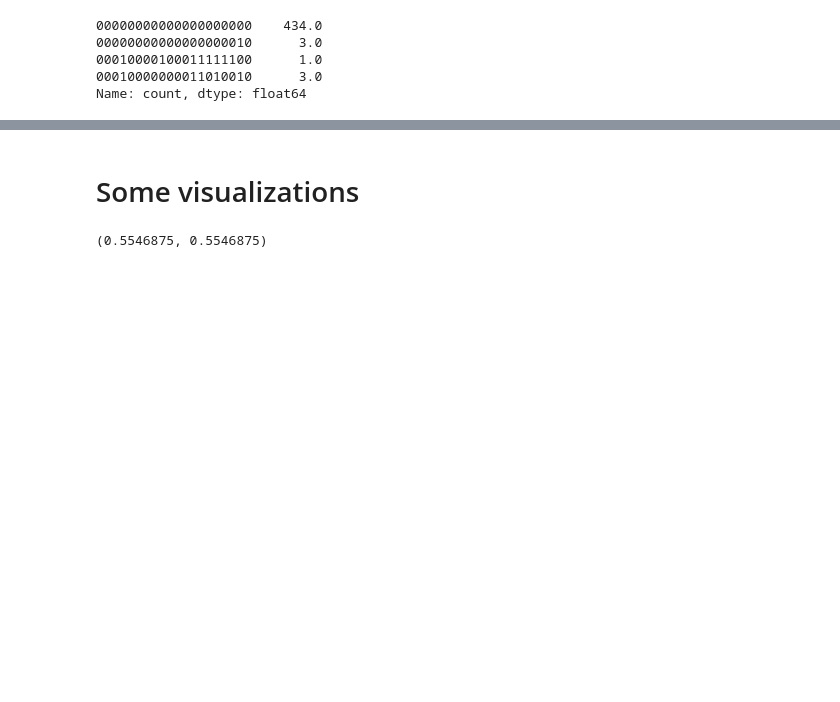
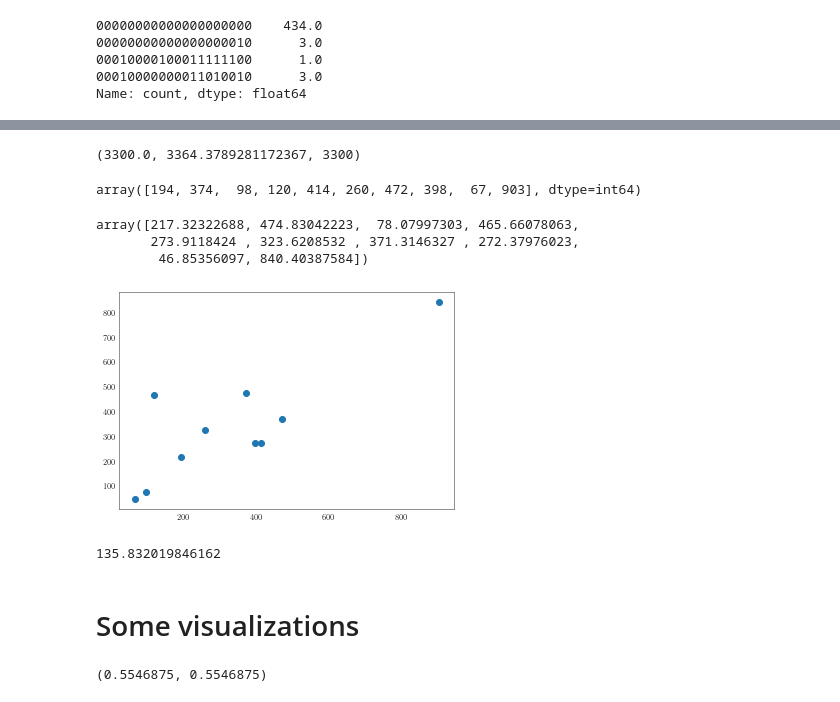
Before and after one commit to agomezlievano/HopkinsKing2010, a Jupyter notebook: HK_0001_exploration.ipynb, the cells around one changed output, grey strips where cells are left out. Saved outputs shown, nothing was run; the diff lists cells and outputs as text; code cells hidden in the pictures; blank space fills up the shorter version.

```diff
--- a/HK_0001_exploration.ipynb
+++ b/HK_0001_exploration.ipynb
@@ -251,0 +252,3 @@ Qmat.shape
+# %%
+# Create category count
+N_per_C = Qmat.dot(final_N_per_W)
@@ -251,0 +267,20 @@ Qmat.shape
+# %%
+true_N_per_C = pd.DataFrame(list(zip(*[y_validation, np.ones_like(y_validation)])), columns=['category', 'count']).groupby('category')['count'].sum()
+# %%
+(N_per_W.sum(), N_per_C.sum(), true_N_per_C.sum())
+# %% [output]
+(3300.0, 3364.3789281172367, 3300)
+# %%
+true_N_per_C.values
+# %% [output]
+array([194, 374,  98, 120, 414, 260, 472, 398,  67, 903], dtype=int64)
+# %%
+N_per_C.values
+# %% [output]
+array([217.32322688, 474.83042223,  78.07997303, 465.66078063,
+       273.9118424 , 323.6208532 , 371.3146327 , 272.37976023,
+        46.85356097, 840.40387584])
+# %%
+plt.scatter(true_N_per_C.values, N_per_C.values, marker='o');
+# %% [output]
+[figure, added]
@@ -252,3 +289,7 @@ Qmat.shape
+# %%
+np.sqrt(mean_squared_error(true_N_per_C, N_per_C))
+# %% [output]
+135.832019846162
 # %% [markdown]
 # Some visualizations
 # %%
```
Also changed, not shown: parts of 3 cells of this notebook, 2 other files.
